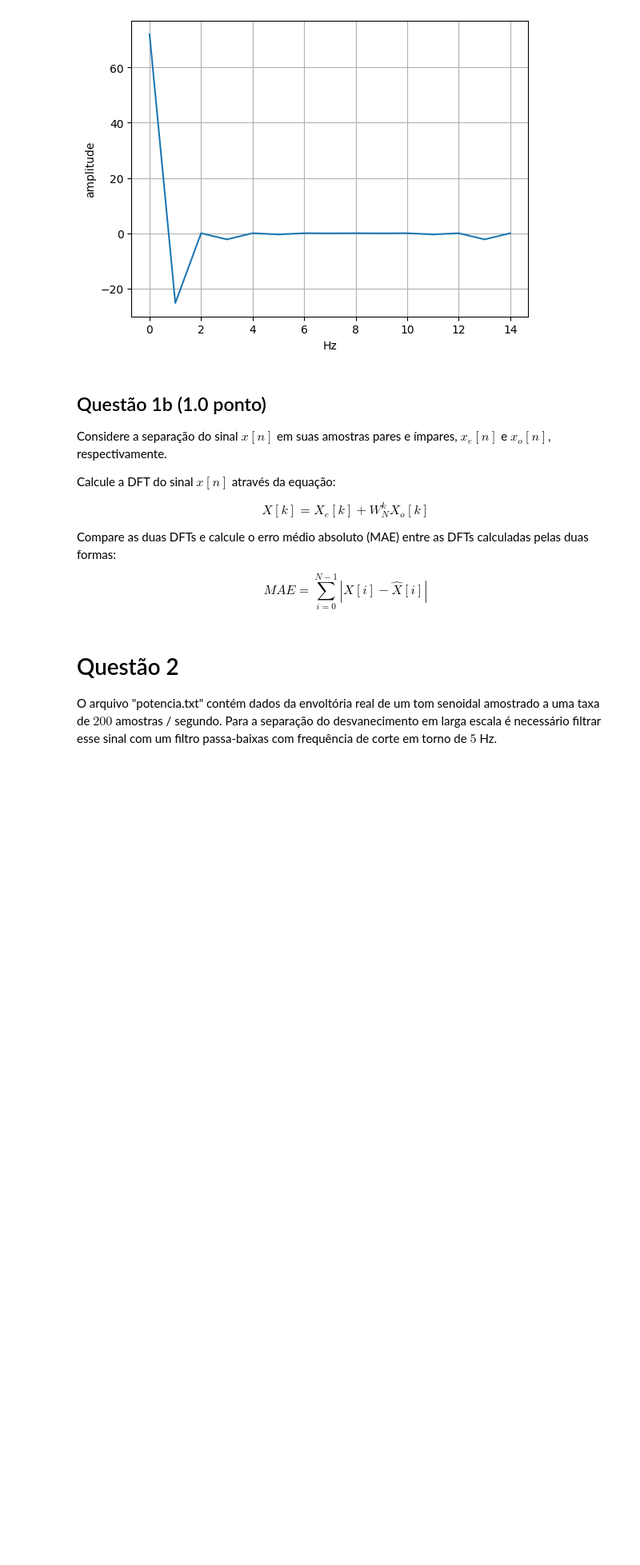
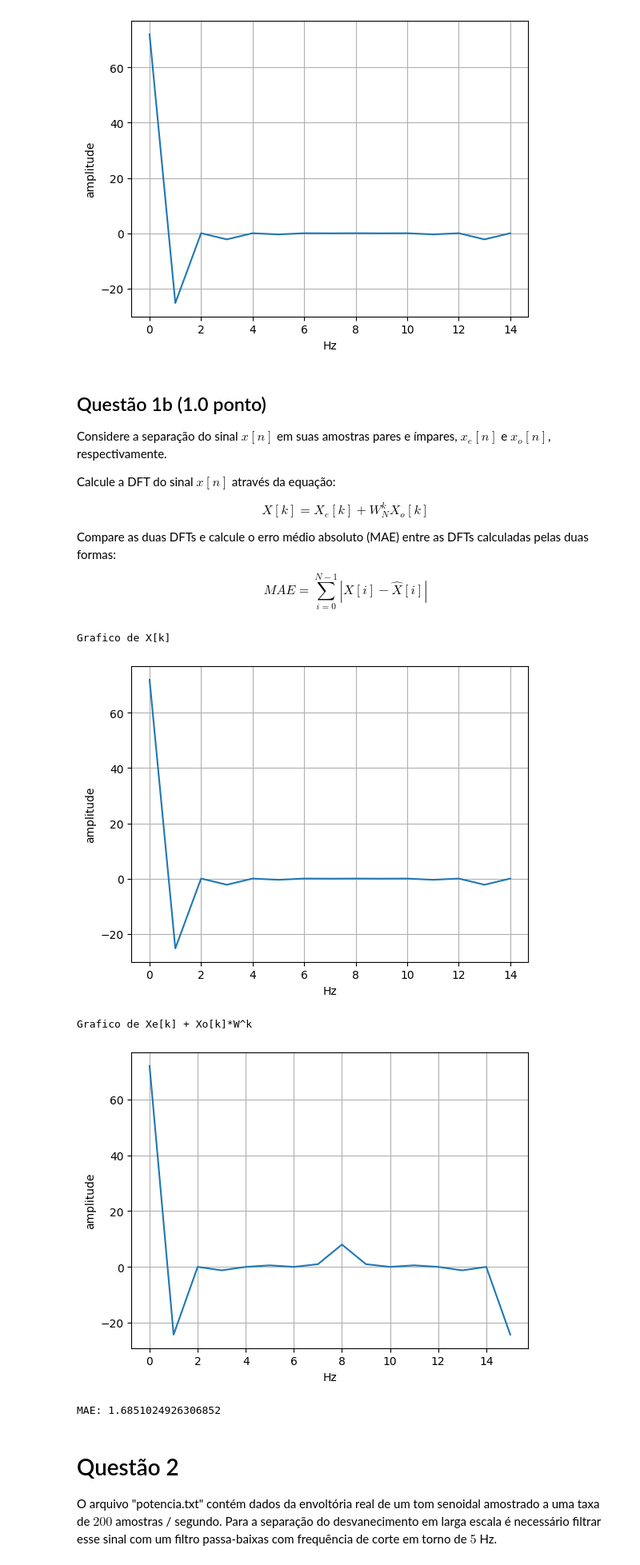
Before and after one commit to CristianoCTS/SSTD, a Jupyter notebook: Projeto-4/211028050-projeto4.ipynb, the cells around one changed output. Shown at 80% size. Cells and saved outputs as stored; diff of their text form; code cells hidden in the pictures; blank space fills up the shorter version.

```diff
--- a/Projeto-4/211028050-projeto4.ipynb
+++ b/Projeto-4/211028050-projeto4.ipynb
@@ -136,3 +134,57 @@ $$
+# %%
+def Xe(w):
+    x = [2, 4, 6, 8, 8, 6, 4, 2]
+    resposta = 0
+    for i in range(len(x)):
+        resposta += x[i]*np.exp((-2j * np.pi * w * i )/ len(x))
+    return resposta
+
+def Xo(w):
+    x = [1, 3, 5, 7, 7, 5, 3, 1]
+    resposta = 0
+    for i in range(len(x)):
+        resposta += x[i]*np.exp((-2j * np.pi * w * i )/ len(x))
+    return resposta
+
+X = []
+
+for k in range(8):
+    W = np.exp((-2j * np.pi * k )/ 16)
+    resposta = Xe(k) + (W*Xo(k))
+    X.append(resposta)
+for i in range(8):
+    W = np.exp((-2j * np.pi * i )/ 16)
+    resposta = Xe(i) - (W*Xo(i))
+    X.append(resposta)
+
+print("Grafico de X[k]")
+plt.plot(holder2)
+plt.xlabel("Hz")
+plt.ylabel("amplitude")
+plt.grid()
+plt.show()
+
+print("Grafico de Xe[k] + Xo[k]*W^k")
+plt.plot(X)
+plt.xlabel("Hz")
+plt.ylabel("amplitude")
+plt.grid()
+plt.show()
+
+def MAE(sinal1, sinal2):
+    resposta = 0
+    N = len(sinal1)
+    for i in range(N):
+        resposta += np.abs(sinal1[i] - sinal2[i])/N
+    return resposta
+
+print(f"MAE: {MAE(holder2, X)}")
+# %% [output]
+Grafico de X[k]
+[figure, added]
+Grafico de Xe[k] + Xo[k]*W^k
+[figure, added]
+MAE: 1.6851024926306852
 # %% [markdown]
 # Questão 2
 
```
Also changed, not shown: parts of 2 cells of this notebook.
